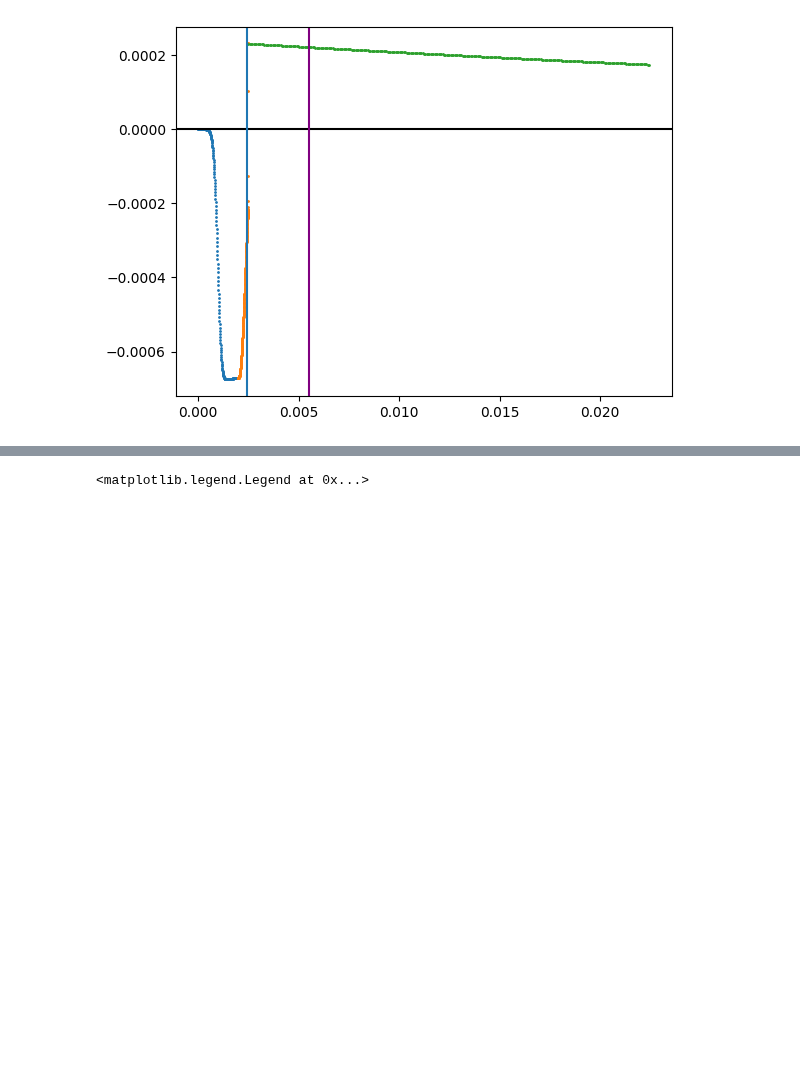
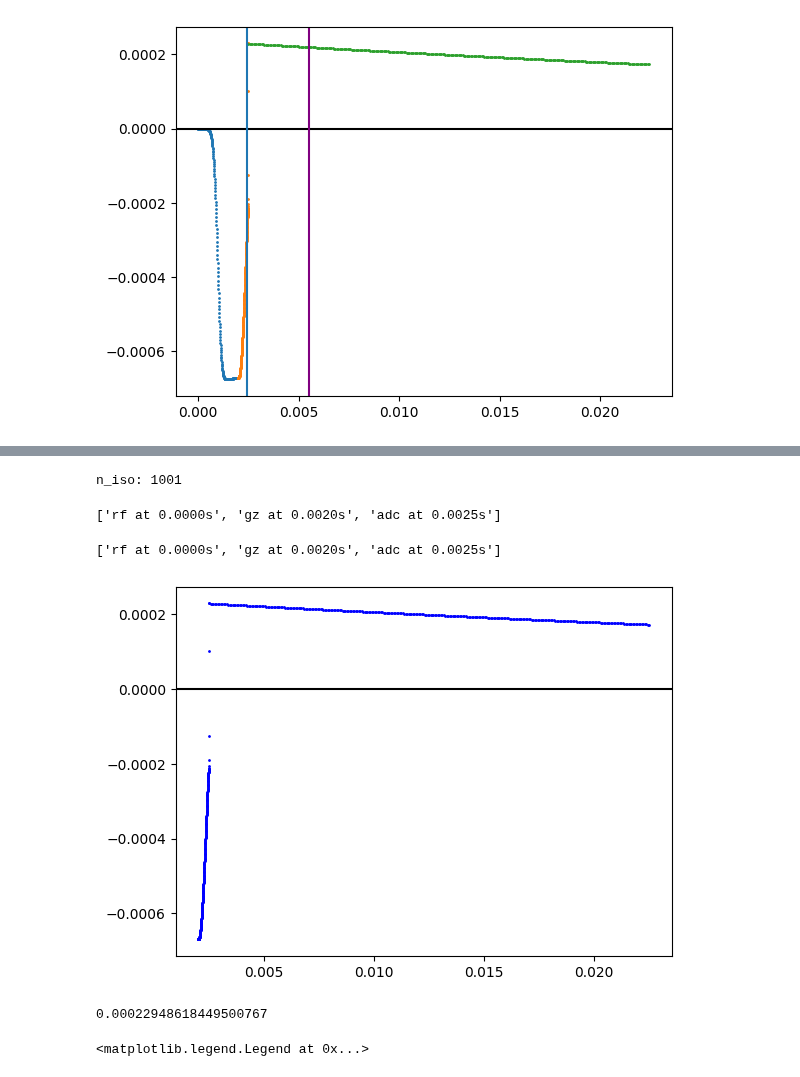
Before and after one commit to dantona02/optim, a Jupyter notebook: testing.ipynb, the cells around one changed output, grey strips where cells are left out. Saved outputs shown, nothing was run; the diff lists cells and outputs as text; code cells hidden in the pictures; blank space fills up the shorter version.

```diff
--- a/testing.ipynb
+++ b/testing.ipynb
@@ -223,25 +223,31 @@ from bmc.utils.tex_variation import run_variation, _run_variation
 # %%
 from bmc.utils.tex_variation import run_variation_parallel
 import numpy as np
 import matplotlib.pyplot as plt
 
 seq_on = 'seq_lib/10_ETM.seq'
 seq_off = 'seq_lib/10_ETM_minus.seq'
 config_path = 'sim_lib/config_1pool.yaml'
 
 adc_time = 20e-3
 webhook = False
 
 low = -20e-6
 high = 20e-6
-n_iso = 50000
+n_iso = 1000
 z_pos = np.linspace(low, high, n_iso)
 z_pos = np.append(z_pos, 0)
 z_pos = np.sort(z_pos)
 
-# print(f'n_iso: {len(z_pos)}')
-# _, singal = run_variation_parallel(seq_on, seq_off, config_path, adc_time, z_pos, webhook, show_plot=True)
-# print(singal)
+print(f'n_iso: {len(z_pos)}')
+_, singal = run_variation_parallel(seq_on, seq_off, config_path, adc_time, z_pos, webhook, show_plot=True)
+print(singal)
+# %% [output]
+n_iso: 1001
+['rf at 0.0000s', 'gz at 0.0020s', 'adc at 0.0025s']
+['rf at 0.0000s', 'gz at 0.0020s', 'adc at 0.0025s']
+[figure, added]
+0.00022948618449500767
 # %%
 #%matplotlib widget
 
```
Also changed, not shown: parts of 2 cells of this notebook.
